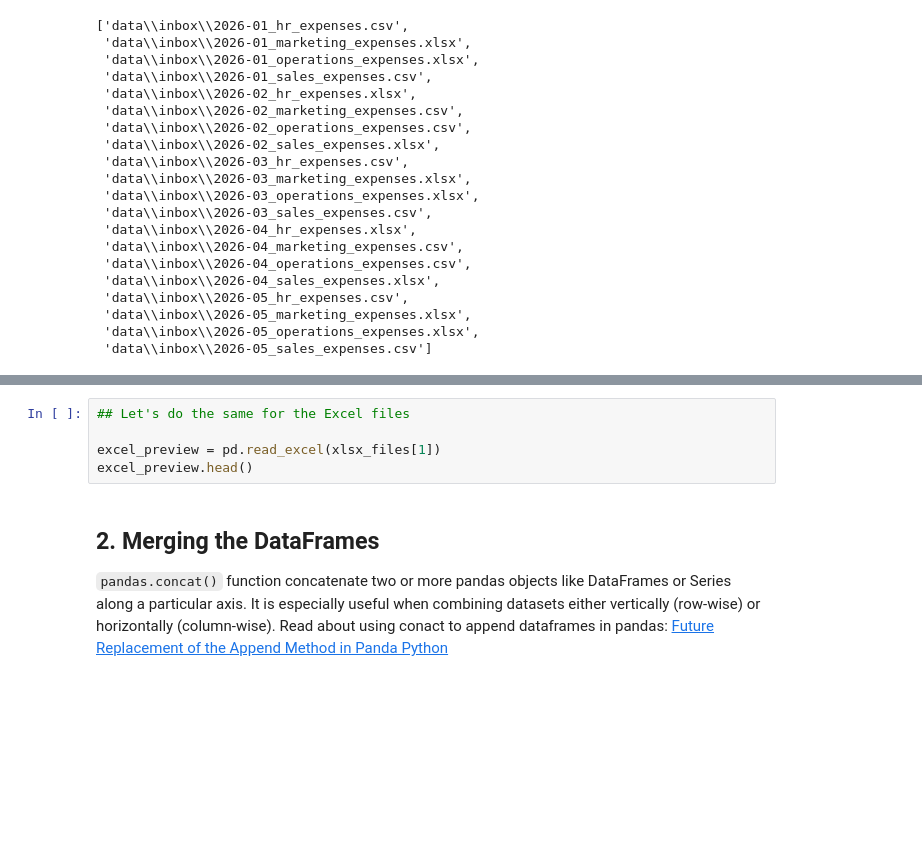
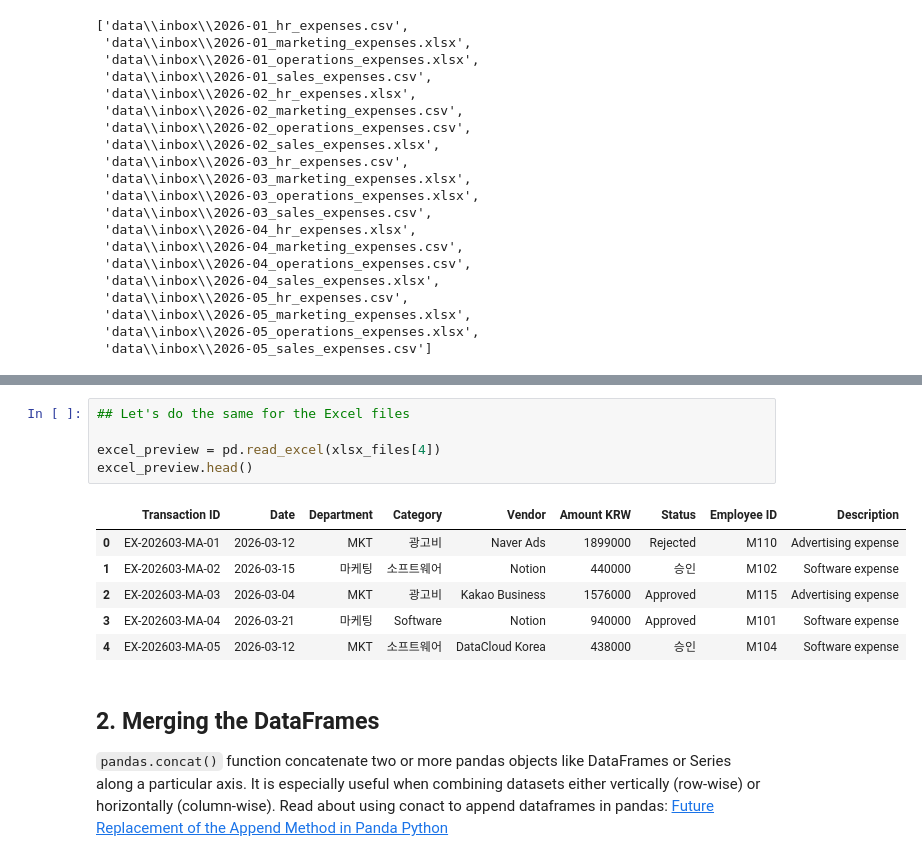
Before and after one commit to gmseong/BAM5103, a Jupyter notebook: session4_exercise.ipynb, the cells around one changed output, grey strips where cells are left out. Saved outputs shown, nothing was run; the diff lists cells and outputs as text; blank space fills up the shorter version.

```diff
--- a/session4_exercise.ipynb
+++ b/session4_exercise.ipynb
@@ -111,8 +135,15 @@ csv_preview.head()
 # %%
 ## Let's do the same for the Excel files
 
-excel_preview = pd.read_excel(xlsx_files[1])
+excel_preview = pd.read_excel(xlsx_files[4])
 excel_preview.head()
+# %% [output]
+|  | Transaction ID | Date | Department | Category | Vendor | Amount KRW | Status | Employee ID | Description |
+| 0 | EX-202603-MA-01 | 2026-03-12 | MKT | 광고비 | Naver Ads | 1899000 | Rejected | M110 | Advertising expense |
+| 1 | EX-202603-MA-02 | 2026-03-15 | 마케팅 | 소프트웨어 | Notion | 440000 | 승인 | M102 | Software expense |
+| 2 | EX-202603-MA-03 | 2026-03-04 | MKT | 광고비 | Kakao Business | 1576000 | Approved | M115 | Advertising expense |
+| 3 | EX-202603-MA-04 | 2026-03-21 | 마케팅 | Software | Notion | 940000 | Approved | M101 | Software expense |
+| 4 | EX-202603-MA-05 | 2026-03-12 | MKT | 소프트웨어 | DataCloud Korea | 438000 | 승인 | M104 | Software expense |
 # %% [markdown]
 ## 2. Merging the DataFrames
 
```
Also changed, not shown: parts of 8 cells of this notebook, 2 other files.
